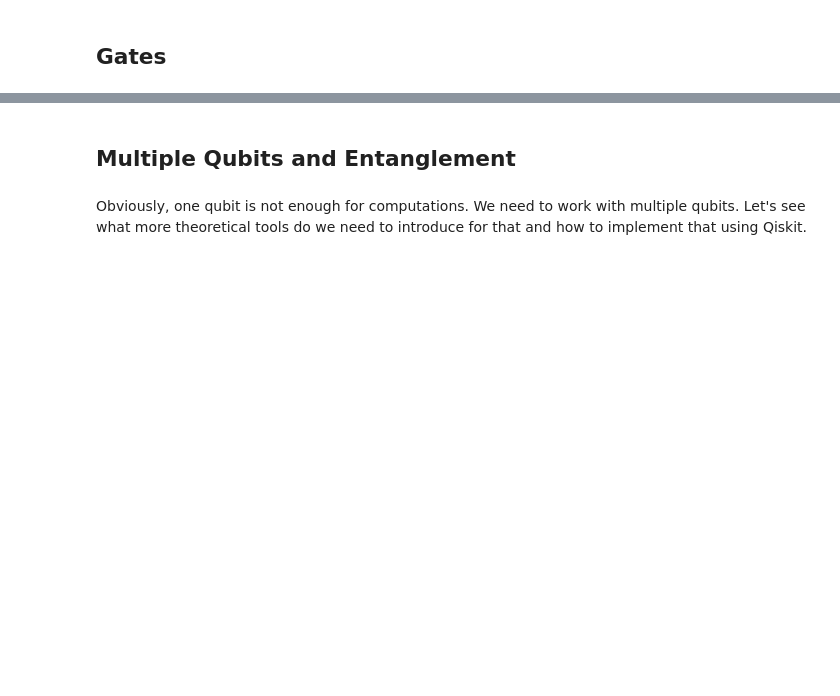
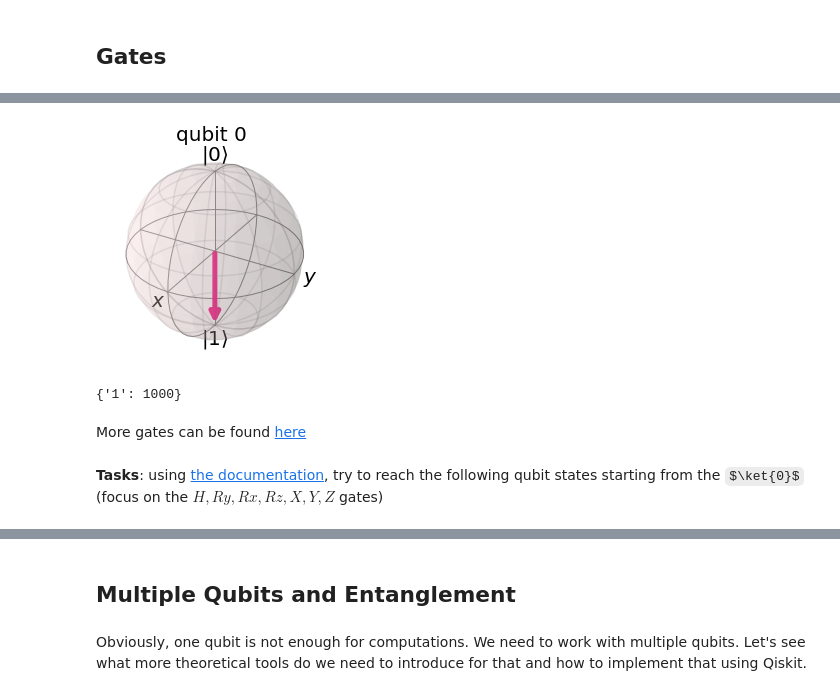
Before and after one commit to Constantine-Quantum-Tech/qff22-mml-workshop, a Jupyter notebook: workshop.ipynb, the cells around one changed output, grey strips where cells are left out. Cells and saved outputs as stored; diff of their text form; code cells hidden in the pictures; some formulas as TeX source; blank space fills up the shorter version.

Commit message:
feat: add the gates part
- Adding more images to the QPU as coprocessor part
- Wrote the Gates part

```diff
--- a/workshop.ipynb
+++ b/workshop.ipynb
@@ -355,0 +386,14 @@ execute(qc, shots = 1000)
+# %%
+qc = QuantumCircuit(1)
+qc.x(0) # we are applying the x-gate on the first qubit (idx: 0)
+visualize_the_system(qc)
+qc.measure_all()
+
+execute(qc, shots = 1000)
+# %% [output]
+[figure, added]
+{'1': 1000}
+# %% [markdown]
+More gates can be found [here](https://qiskit.org/textbook/ch-states/single-qubit-gates.html)
+# %% [markdown]
+**Tasks**: using [the documentation](https://qiskit.org/documentation/tutorials/circuits/3_summary_of_quantum_operations.html), try to reach the following qubit states starting from the $\ket{0}$ (focus on the $H, Ry, Rx, Rz, X, Y, Z$ gates)
```
Also changed, not shown: parts of 12 cells of this notebook, 10 other files.
